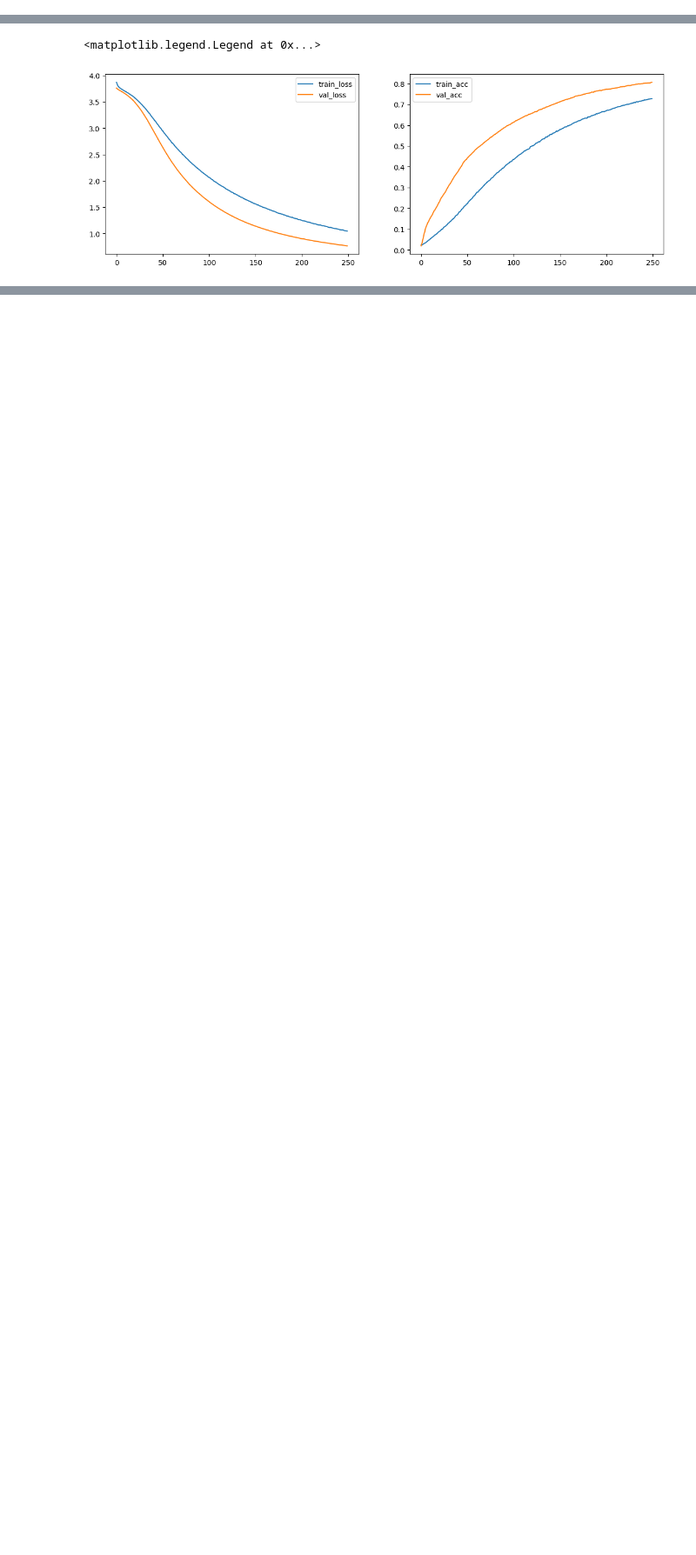
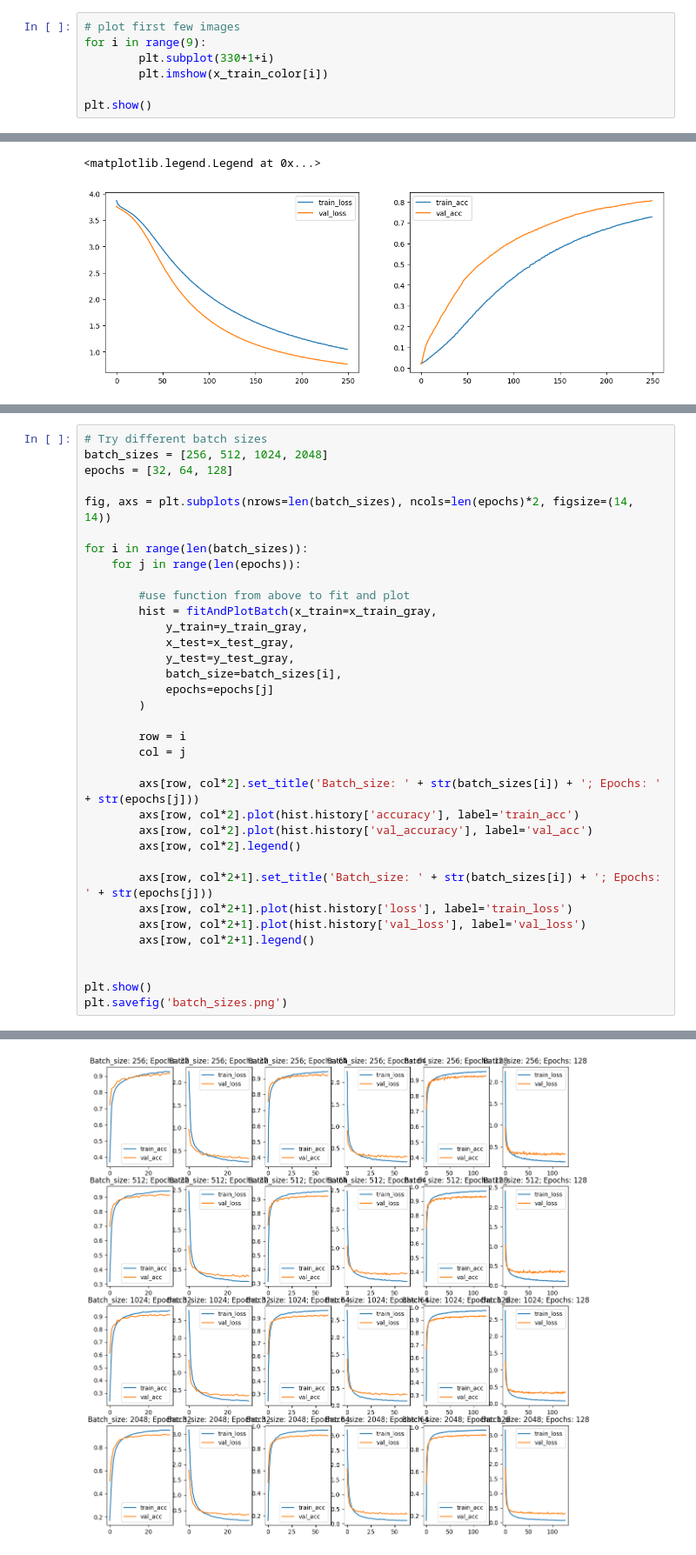
Before and after one commit to nmaaiken/neuro_modularbeit, a Jupyter notebook: DNN.ipynb, the cells around one changed output, grey strips where cells are left out. Shown at 87% size. Saved outputs shown, nothing was run; the diff lists cells and outputs as text; blank space fills up the shorter version.

Commit message:
Add more variations and first convolutions

```diff
--- a/DNN.ipynb
+++ b/DNN.ipynb
@@ -104,3 +110,10 @@ y_train_gray.shape: (86989, 43)
 y_train_color.shape: (86989, 43)
 y_test_gray.shape: (12630, 43)
 y_test_color.shape: (12630, 43)
+# %%
+# plot first few images
+for i in range(9):
+        plt.subplot(330+1+i)
+        plt.imshow(x_train_color[i])
+
+plt.show()
@@ -979,0 +1102,36 @@ plot_model(dnn_no_dropout, to_file='dnn_no_dropout.png')
+# %%
+# Try different batch sizes
+batch_sizes = [256, 512, 1024, 2048]
+epochs = [32, 64, 128]
+
+fig, axs = plt.subplots(nrows=len(batch_sizes), ncols=len(epochs)*2, figsize=(14, 14))
+
+for i in range(len(batch_sizes)):
+    for j in range(len(epochs)):
+
+        #use function from above to fit and plot
+        hist = fitAndPlotBatch(x_train=x_train_gray,
+            y_train=y_train_gray,
+            x_test=x_test_gray,
+            y_test=y_test_gray,
+            batch_size=batch_sizes[i],
+            epochs=epochs[j]
+        )
+
+        row = i
+        col = j
+
+        axs[row, col*2].set_title('Batch_size: ' + str(batch_sizes[i]) + '; Epochs: ' + str(epochs[j]))
+        axs[row, col*2].plot(hist.history['accuracy'], label='train_acc')
+        axs[row, col*2].plot(hist.history['val_accuracy'], label='val_acc')
+        axs[row, col*2].legend()
+
+        axs[row, col*2+1].set_title('Batch_size: ' + str(batch_sizes[i]) + '; Epochs: ' + str(epochs[j]))
+        axs[row, col*2+1].plot(hist.history['loss'], label='train_loss')
+        axs[row, col*2+1].plot(hist.history['val_loss'], label='val_loss')
+        axs[row, col*2+1].legend()
+
+
+plt.show()
+plt.savefig('batch_sizes.png')
+# %% [output]
@@ -979,0 +1155 @@ plot_model(dnn_no_dropout, to_file='dnn_no_dropout.png')
+[figure, added]
```
Also changed, not shown: parts of 35 cells of this notebook, 3 other files.
